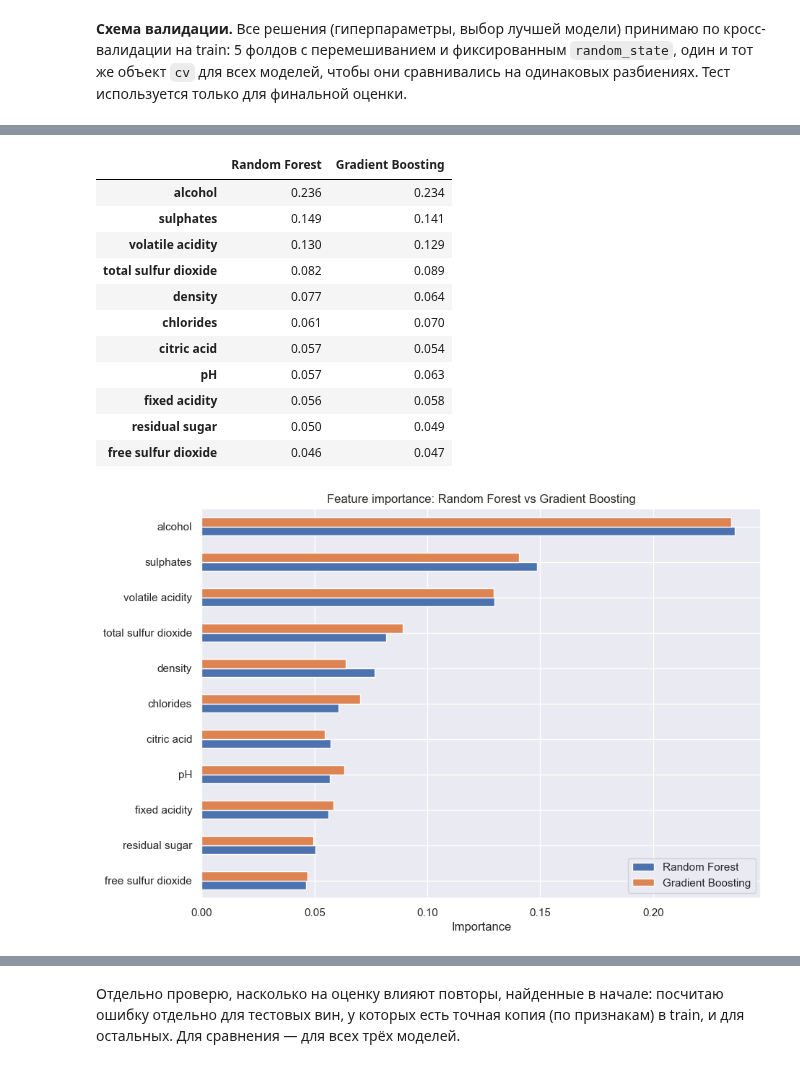
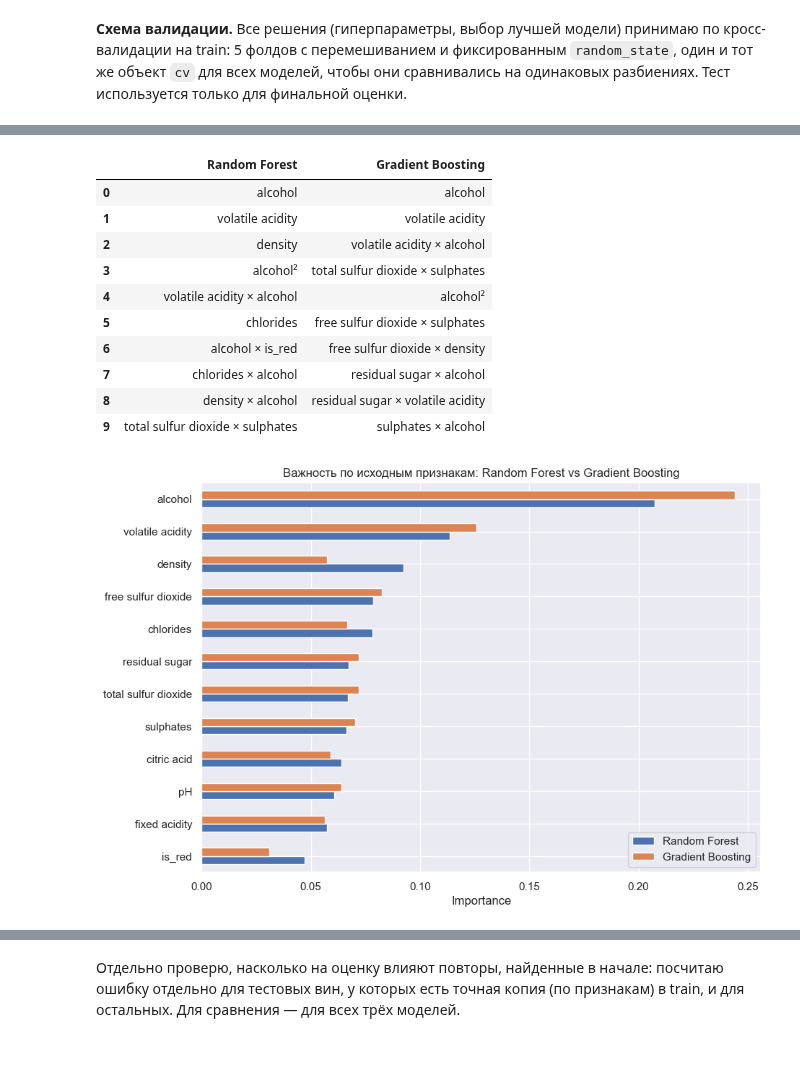
Before and after one commit to gCTRL26/ml_course_mai, a Jupyter notebook: regression/lab01.ipynb, the cells around one changed output, grey strips where cells are left out. Drawn from its saved outputs; the diff is of its cells as text; code cells hidden in the pictures.

```diff
--- a/regression/lab01.ipynb
+++ b/regression/lab01.ipynb
@@ -569,0 +794,23 @@ dtype: float64
+# %%
+def importance_by_feature(model):
+    # важность каждого полиномиального признака делю поровну между исходными признаками, из которых он составлен
+    inputs = model.named_steps["log"].get_feature_names_out()
+    result = pd.Series(0.0, index=inputs)
+    for importance, powers in zip(model.named_steps["model"].feature_importances_, model.named_steps["poly"].powers_):
+        used = inputs[powers > 0]
+        result[used] += importance / len(used)
+    return result.sort_values(ascending=False)
+
+rf_terms = pd.Series(rf_model.named_steps["model"].feature_importances_, index=term_names(rf_model)).sort_values(ascending=False)
+rf_importances = importance_by_feature(rf_model)
+
+fig, axs = plt.subplots(figsize=(16, 7), ncols=2)
+sns.barplot(y=rf_terms.head(20).index, x=rf_terms.head(20), color="C0", ax=axs[0])
+axs[0].set_title("Random Forest: 20 самых важных признаков")
+axs[0].set_xlabel("Importance")
+sns.barplot(y=rf_importances.index, x=rf_importances, color="C1", ax=axs[1])
+axs[1].set_title("Random Forest: важность по исходным признакам")
+axs[1].set_xlabel("Importance")
+plt.tight_layout()
+
+rf_importances.round(3)
@@ -582,16 +852,16 @@ from sklearn.ensemble import GradientBoostingRegressor
 from scipy.stats import uniform
 
 gb_params = {
-    "n_estimators": randint(100, 1200),
-    "learning_rate": loguniform(0.01, 0.2),
-    "max_depth": randint(2, 11),
-    "min_samples_leaf": randint(1, 20),
-    "subsample": uniform(0.6, 0.4),
-    "max_features": [None, "sqrt", 0.5, 0.7],
+    "model__n_estimators": randint(100, 1200),
+    "model__learning_rate": loguniform(0.01, 0.2),
+    "model__max_depth": randint(2, 11),
+    "model__min_samples_leaf": randint(1, 20),
+    "model__subsample": uniform(0.6, 0.4),
+    "model__max_features": [None, "sqrt", 0.5, 0.7],
 }
 
 gb_searcher = RandomizedSearchCV(
-    GradientBoostingRegressor(random_state=RANDOM_STATE),
+    Pipeline(make_features() + [("model", GradientBoostingRegressor(random_state=RANDOM_STATE))]),
     gb_params,
     n_iter=30,
     scoring="neg_root_mean_squared_error",
@@ -640,24 +911,24 @@ Gradient Boosting: Test RMSE = 0.5693, Test MAE = 0.4256
 # %%
-gb_importances = pd.Series(gb_model.feature_importances_, index=X_train.columns)
+gb_terms = pd.Series(gb_model.named_steps["model"].feature_importances_, index=term_names(gb_model)).sort_values(ascending=False)
+gb_importances = importance_by_feature(gb_model)
 
 importances = pd.DataFrame({"Random Forest": rf_importances, "Gradient Boosting": gb_importances}).sort_values("Random Forest")
 importances.plot(kind="barh", figsize=(10, 7))
-plt.title("Feature importance: Random Forest vs Gradient Boosting")
+plt.title("Важность по исходным признакам: Random Forest vs Gradient Boosting")
 plt.xlabel("Importance")
 plt.legend(loc="lower right")
 
-importances.sort_values("Random Forest", ascending=False).round(3)
+pd.DataFrame({"Random Forest": rf_terms.head(10).index, "Gradient Boosting": gb_terms.head(10).index})
 # %% [output]
 |  | Random Forest | Gradient Boosting |
-| alcohol | 0.236 | 0.234 |
-| sulphates | 0.149 | 0.141 |
-| volatile acidity | 0.130 | 0.129 |
-| total sulfur dioxide | 0.082 | 0.089 |
-| density | 0.077 | 0.064 |
-| chlorides | 0.061 | 0.070 |
-| citric acid | 0.057 | 0.054 |
-| pH | 0.057 | 0.063 |
-| fixed acidity | 0.056 | 0.058 |
-| residual sugar | 0.050 | 0.049 |
-| free sulfur dioxide | 0.046 | 0.047 |
+| 0 | alcohol | alcohol |
+| 1 | volatile acidity | volatile acidity |
+| 2 | density | volatile acidity × alcohol |
+| 3 | alcohol² | total sulfur dioxide × sulphates |
+| 4 | volatile acidity × alcohol | alcohol² |
+| 5 | chlorides | free sulfur dioxide × sulphates |
+| 6 | alcohol × is_red | free sulfur dioxide × density |
+| 7 | chlorides × alcohol | residual sugar × alcohol |
+| 8 | density × alcohol | residual sugar × volatile acidity |
+| 9 | total sulfur dioxide × sulphates | sulphates × alcohol |
-[figure, old version]
+[figure, new version]
```
Also changed, not shown: parts of 102 cells of this notebook.
